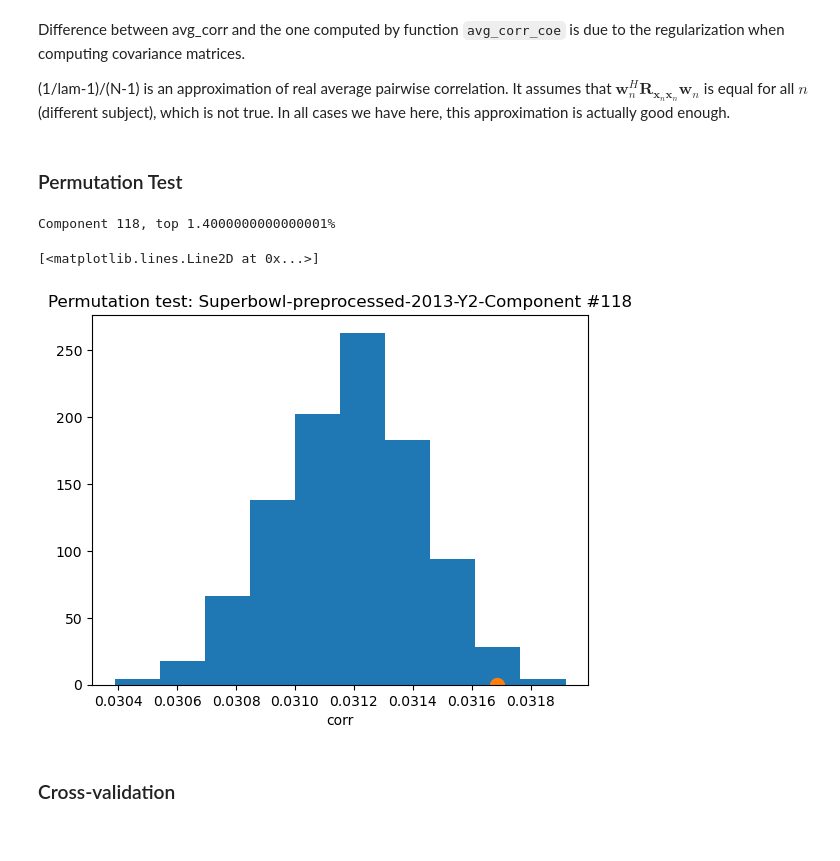
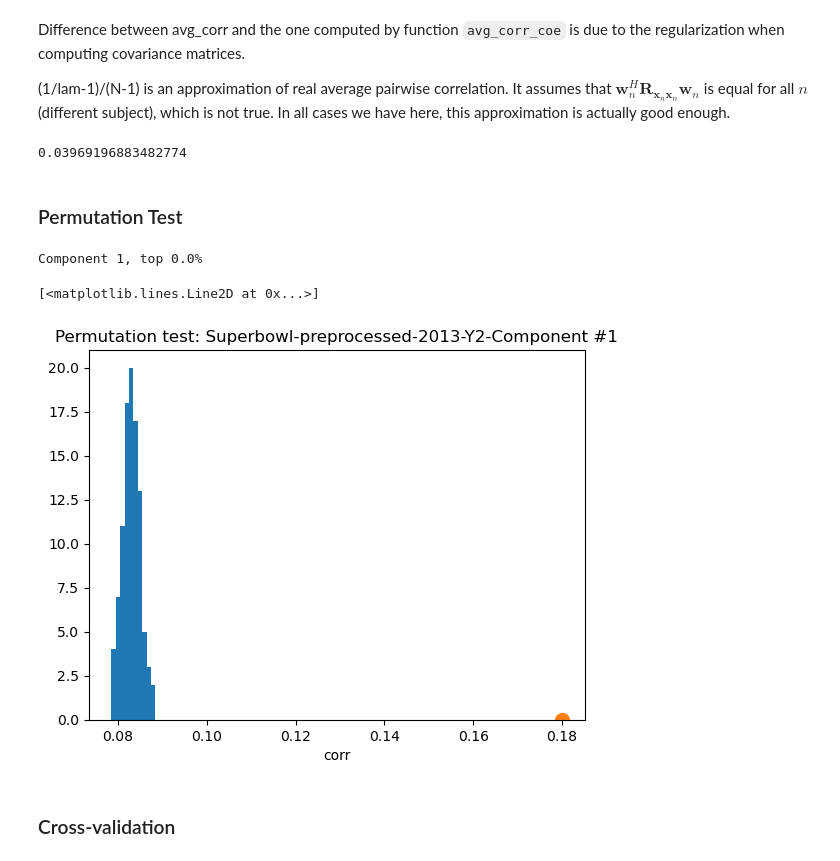
Before and after one commit to YYao-42/Identifying-Temporal-Correlations-Between-Natural-Single-shot-Videos-and-EEG-Signals, a Jupyter notebook: GCCA.ipynb, the cells around one changed output. Saved outputs shown, nothing was run; the diff lists cells and outputs as text; code cells hidden in the pictures.

```diff
--- a/GCCA.ipynb
+++ b/GCCA.ipynb
@@ -21,7 +21,7 @@ view = 'Y2'
 X_prepro, fs = data_superbowl(head=head, datatype=datatype, year=year, view=view)
 T, D, N = X_prepro.shape
 # %%
-n_components = 5
+n_components = 100
 lam, W_stack, avg_corr = GCCA(X_prepro, n_components=n_components, regularization='lwcov')
 avg_corr
 # %% [output]
@@ -38,32 +95,36 @@ array([0.18236032, 0.10144515, 0.08967117, 0.08887496, 0.08700949])
 Difference between avg_corr and the one computed by function `avg_corr_coe` is due to the regularization when computing covariance matrices.
 
 (1/lam-1)/(N-1) is an approximation of real average pairwise correlation. It assumes that $\mathbf w_n^H \mathbf R_{\mathbf x_n \mathbf x_n} \mathbf w_n$ is equal for all $n$ (different subject), which is not true. In all cases we have here, this approximation is actually good enough.
+# %%
+# Reference value
+X_single_channel = X_prepro[:,10,:]
+corr_mtx = np.corrcoef(X_single_channel, rowvar=False)
+np.sum(corr_mtx-np.eye(N))/N/(N-1)
+# %% [output]
+0.03969196883482774
 # %% [markdown]
 ### Permutation Test
 # %%
-num_test = 1000
-pm_n_components = 200
-lam_topK = np.empty((0, pm_n_components))
-corr_topK = np.empty((0, pm_n_components))
+num_test = 100
+corr_topK = np.empty((0, n_components))
 for i in tqdm(range(num_test)):
     X_shuffled = shuffle_block(X_prepro, t=3, fs=fs)
-    lam_permu, W_permu, corr_permu = GCCA(X_shuffled, n_components=pm_n_components, regularization='lwcov')
-    lam_topK = np.concatenate((lam_topK, np.expand_dims(lam_permu, axis=0)), axis=0)
+    _, _, corr_permu = GCCA(X_shuffled, n_components=n_components, regularization='lwcov')
+    # _, _, corr_permu = GCCA(X_shuffled, n_components=n_components, regularization='lwcov', W_train=W_stack)
     corr_topK = np.concatenate((corr_topK, np.expand_dims(corr_permu, axis=0)), axis=0)
 # %%
-compo = 118
-_, _, avg_corr = GCCA(X_prepro, n_components=pm_n_components, regularization='lwcov')
-signifi = sum(corr_topK[:,compo-1]>avg_corr[compo-1])/num_test*100
+compo = 1
+signifi = sum(corr_topK[:,0]>avg_corr[compo-1])/num_test*100
 print("Component {compo}, top {signifi}%".format(compo=compo, signifi=signifi))
-plt.hist(corr_topK[:,compo-1])
+plt.hist(corr_topK[:,0])
 # plt.title('Permutation test: Example-'+'Component #'+str(compo))
 plt.title('Permutation test: Superbowl-'+datatype+'-'+year+'-'+view+'-'+'Component #'+str(compo))
 plt.xlabel('corr')
 plt.plot(avg_corr[compo-1], 0, marker="o", markersize=10)
 # %% [output]
-Component 118, top 1.4000000000000001%
+Component 1, top 0.0%
 [<matplotlib.lines.Line2D at 0x...>]
-[figure, old version]
+[figure, new version]
 # %% [markdown]
 ### Cross-validation
 # %%
```
Also changed, not shown: parts of 3 cells of this notebook, 1 other file.
